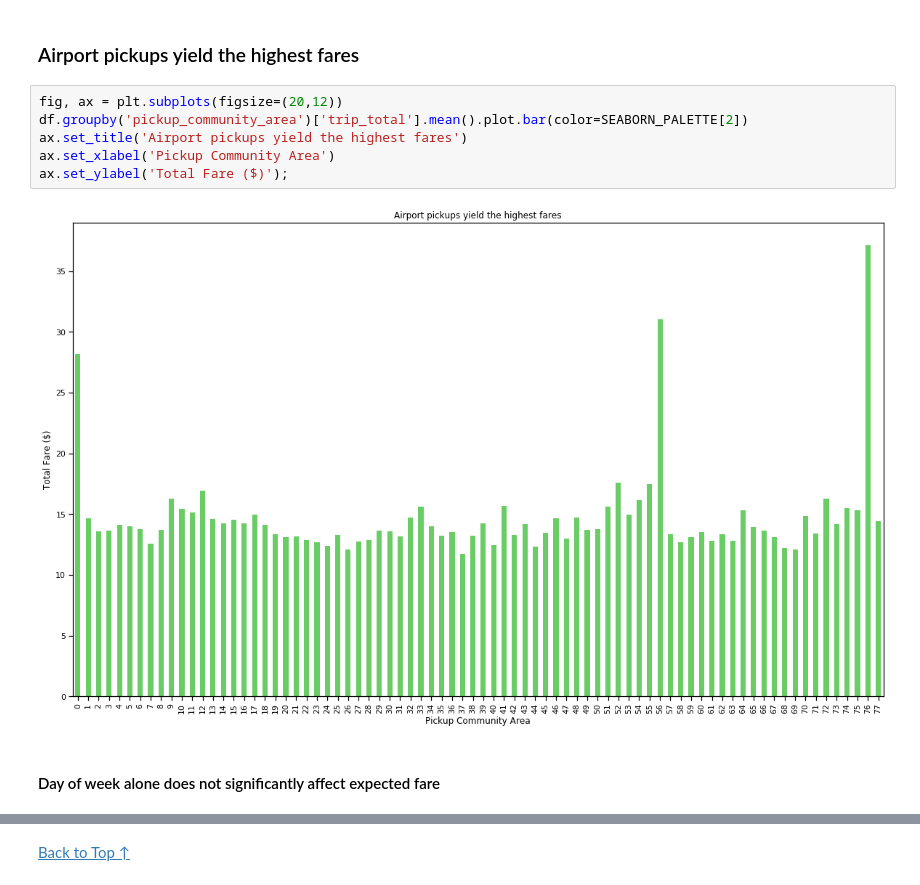
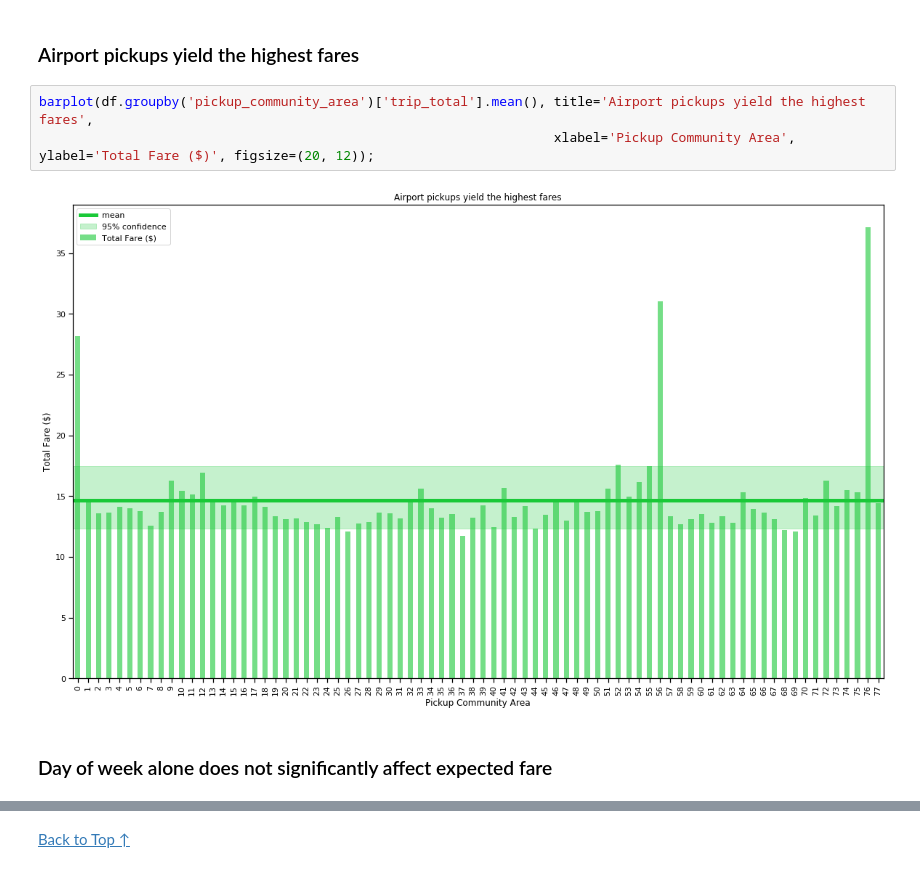
Before and after one commit to muoyo/chicago-ridesharing, a Jupyter notebook: notebooks/rideshare.ipynb, the cells around one changed output, grey strips where cells are left out. Saved outputs shown, nothing was run; the diff lists cells and outputs as text.

```diff
--- a/notebooks/rideshare.ipynb
+++ b/notebooks/rideshare.ipynb
@@ -291,13 +290,10 @@ ax.set_ylabel('Total Fare ($)');
 # %% [markdown]
 ### Airport pickups yield the highest fares
 # %%
-fig, ax = plt.subplots(figsize=(20,12))
-df.groupby('pickup_community_area')['trip_total'].mean().plot.bar(color=SEABORN_PALETTE[2])
-ax.set_title('Airport pickups yield the highest fares')
-ax.set_xlabel('Pickup Community Area')
-ax.set_ylabel('Total Fare ($)');
+barplot(df.groupby('pickup_community_area')['trip_total'].mean(), title='Airport pickups yield the highest fares',
+                                                                  xlabel='Pickup Community Area', ylabel='Total Fare ($)', figsize=(20, 12));
 # %% [output]
-[figure, old version]
+[figure, new version]
 # %% [markdown]
-#### Day of week alone does not significantly affect expected fare
+### Day of week alone does not significantly affect expected fare
 # %%
```
Also changed, not shown: parts of 4 cells of this notebook, 1 other file.
